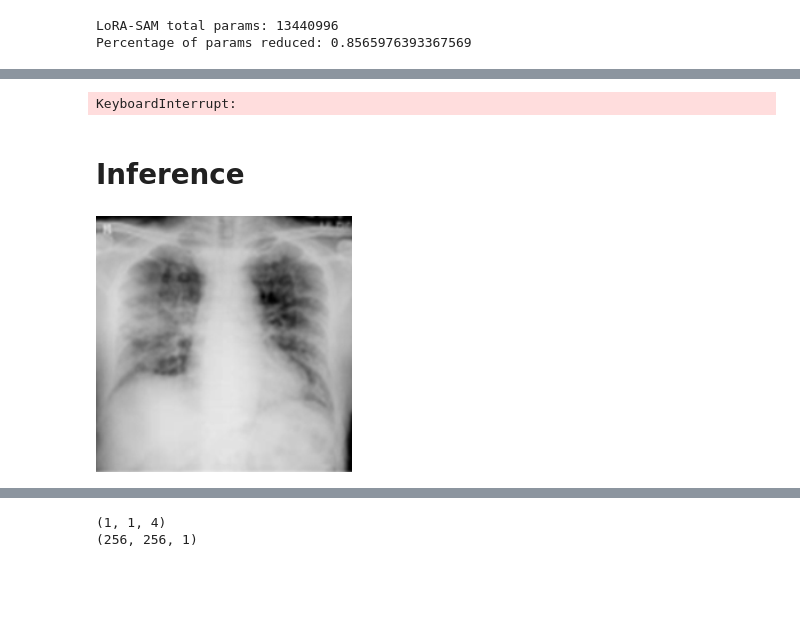
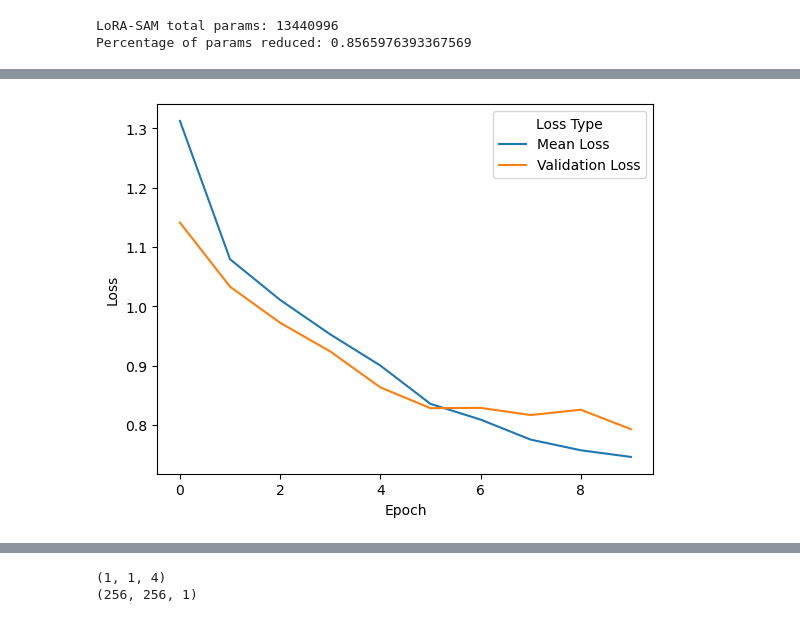
Before and after one commit to oliverc1623/cahsi-project, a Jupyter notebook: CAHSI Project Report.ipynb, the cells around one changed output, grey strips where cells are left out. Saved outputs shown, nothing was run; the diff lists cells and outputs as text; code cells hidden in the pictures; blank space fills up the shorter version.

```diff
--- a/CAHSI Project Report.ipynb
+++ b/CAHSI Project Report.ipynb
@@ -130,15 +139,15 @@ class SAMDataset(Dataset):
 processor = SamProcessor.from_pretrained("facebook/sam-vit-base")
 # %%
 # Initialize Dataset
-dataset = SAMDataset(dataset=dataset, processor=processor)
+sam_dataset = SAMDataset(dataset=dataset, processor=processor)
 # Define the size of the entire dataset and the proportions for splitting
-dataset_size = len(dataset)
+dataset_size = len(sam_dataset)
 train_size = int(dataset_size * 0.8)  # 80% for training
 validation_size = dataset_size - train_size  # 20% for validation
 
 # Split the dataset into training and validation sets
-train_dataset, validation_dataset = random_split(dataset, [train_size, validation_size])
+train_dataset, validation_dataset = random_split(sam_dataset, [train_size, validation_size])
 
 # You can now use these in DataLoaders for training and validation
-train_dataloader = DataLoader(train_dataset, batch_size=2, shuffle=True, num_workers=2)
-validation_dataloader = DataLoader(validation_dataset, batch_size=2, shuffle=False, num_workers=2)
+train_dataloader = DataLoader(train_dataset, batch_size=2, shuffle=True)
+validation_dataloader = DataLoader(validation_dataset, batch_size=2, shuffle=False)
@@ -255,7 +288,7 @@ for epoch in range(num_epochs):
     model.eval()
     with torch.no_grad():
         epoch_val_losses = []
-        for batch in tqdm(validation_dataloader):  # Make sure to use your validation DataLoader
+        for batch in validation_dataloader:  # Make sure to use your validation DataLoader
             # forward pass
             outputs = model(pixel_values=batch["pixel_values"].to(device),
                             input_boxes=batch["input_boxes"].to(device),
@@ -269,19 +302,12 @@ for epoch in range(num_epochs):
         mean_val_loss = torch.mean(torch.tensor(epoch_val_losses))
         print(f'EPOCH {epoch}: Validation Mean loss: {mean_val_loss.item()}')
         mean_epoch_val_losses.append(mean_val_loss.item())
-# %% [output]
-KeyboardInterrupt:
-# %% [markdown]
-# Inference
-# %%
-import numpy as np
-from PIL import Image
-
-# let's take a random training example
-idx = 3
-
-# load image
-image = dataset[idx]["image"]
-image
-# %% [output]
-[figure, removed]
+# %%
+loss_df = {"Mean Loss": mean_epoch_losses,
+           "Validation Loss": mean_epoch_val_losses}
+loss_df = pd.DataFrame(loss_df).reset_index()
+loss_df = loss_df.rename(columns={'index': 'Epoch'})
+loss_df = loss_df.melt('Epoch', var_name='Loss Type',  value_name='Loss')
+g = sns.lineplot(loss_df, x="Epoch", y="Loss", hue='Loss Type')
+# %% [output]
+[figure, added]
```
Also changed, not shown: parts of 49 cells of this notebook.
